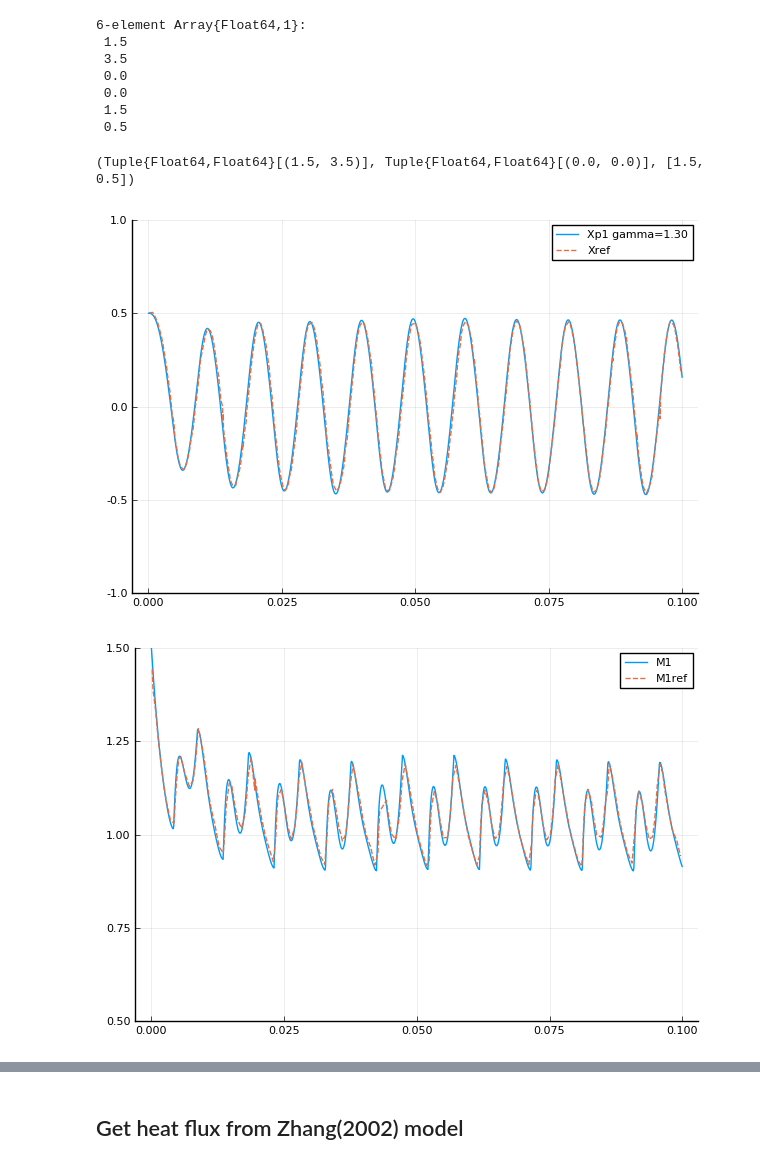
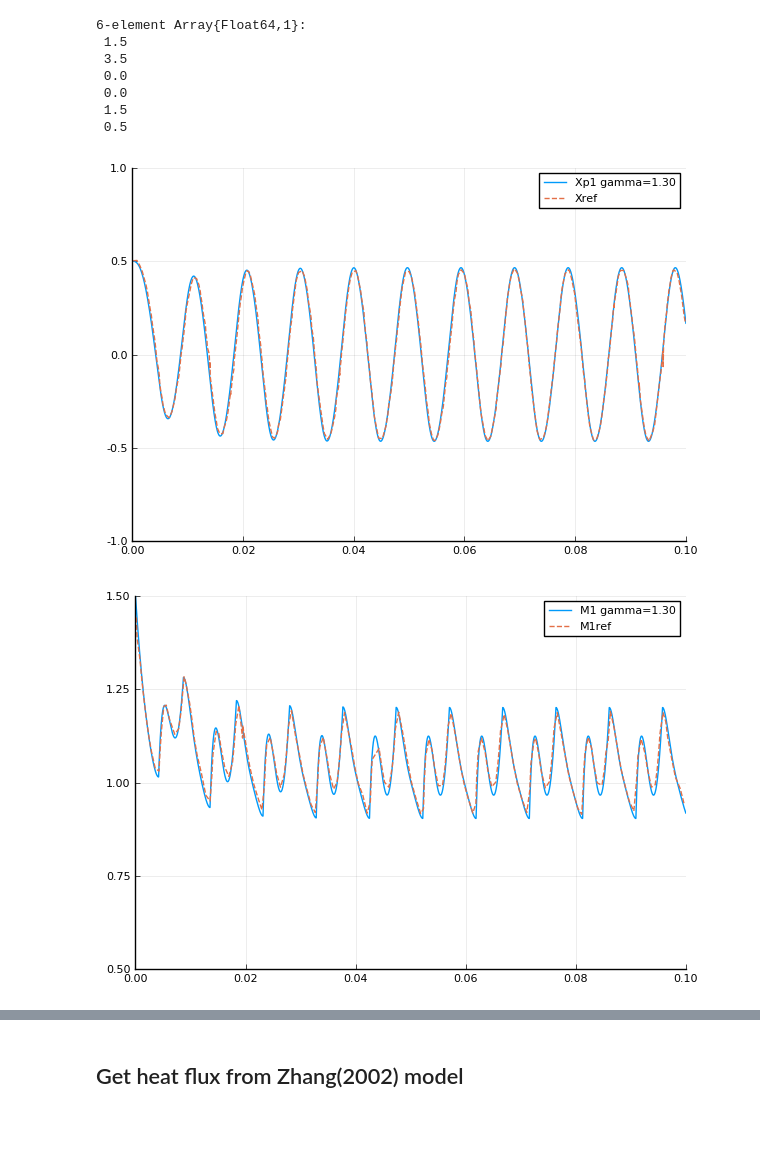
Before and after one commit to liyuxuan48/OneDThermalFlow, a Jupyter notebook: examples/U shape PHP dynamics.ipynb, the cells around one changed output, grey strips where cells are left out. Cells and saved outputs as stored; diff of their text form; code cells hidden in the pictures; blank space fills up the shorter version.

```diff
--- a/examples/U shape PHP dynamics.ipynb
+++ b/examples/U shape PHP dynamics.ipynb
@@ -147,12 +139,10 @@ u=XMtovec(sys0.liquidslug.Xp,sys0.liquidslug.dXdt,M)
  0.0
  1.5
  0.5
-# %%
-vectoXM(u)
-# %% [output]
-(Tuple{Float64,Float64}[(1.5, 3.5)], Tuple{Float64,Float64}[(0.0, 0.0)], [1.5, 0.5])
 # %%
+tstep=1.0e-5
+
 p = sys0
-tspan = (0.0, 0.1);
+tspan = (0.0, 1.0);
 prob = ODEProblem(zhang2002model!, u, tspan, p)
-sol = solve(prob, RK4(), adaptive=false, dt=1.0e-4);
+sol = solve(prob, RK4(), adaptive=false, dt=tstep);
@@ -176,19 +149,21 @@ end
+# %%
+result1=soltoResult(sol,sys0);
 # %%
 cd(dirname(pwd()))
 
 cd("data")
 # %%
 Xprefmatrix = readdlm("Xp.txt",Float64)
-plot(thist,X1hist.-1,label="Xp1 gamma=1.30")
-plot!(Xprefmatrix[:,1],Xprefmatrix[:,2], line=:dash, label="Xref",ylim=(-1.0,1.0))
-savefig("Xp_gamma=1.30.pdf")
+plot(result1.t,result1.Xp[1].-1,label="Xp1 gamma=1.30")
+plot!(Xprefmatrix[:,1],Xprefmatrix[:,2], line=:dash, label="Xref",xlim=(0.0,0.1),ylim=(-1.0,1.0))
+savefig("Xp.pdf")
 # %% [output]
-[figure, old version]
+[figure, new version]
 # %%
 M1refmatrix = readdlm("M1.txt", ',', Float64)
-plot(thist,M1hist,label="M1")
-plot!(M1refmatrix[:,1],M1refmatrix[:,2], line=:dash, label="M1ref",ylim=(0.5,1.5))
+plot(result1.t,result1.M[1],label="M1 gamma=1.30")
+plot!(M1refmatrix[:,1],M1refmatrix[:,2], line=:dash, label="M1ref",xlim=(0.0,0.1),ylim=(0.5,1.5))
 savefig("M1.pdf")
 # %% [output]
-[figure, old version]
+[figure, new version]
 # %%
```
Also changed, not shown: parts of 13 cells of this notebook, 3 other files.
